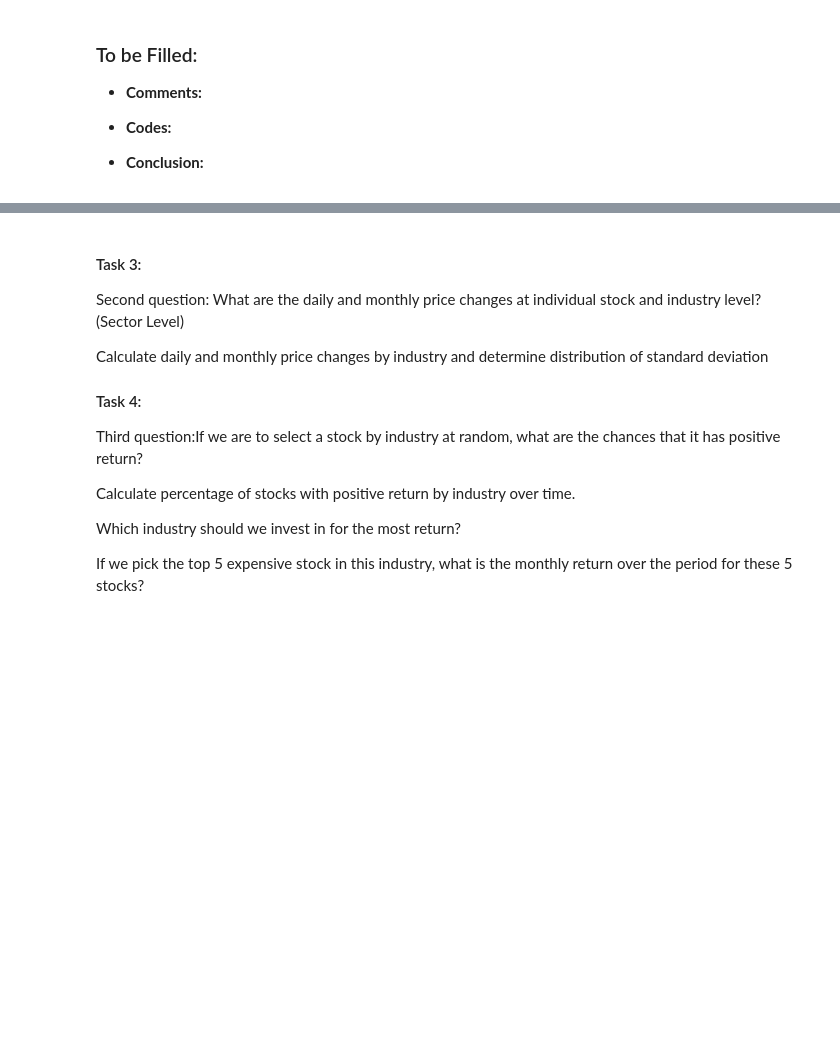
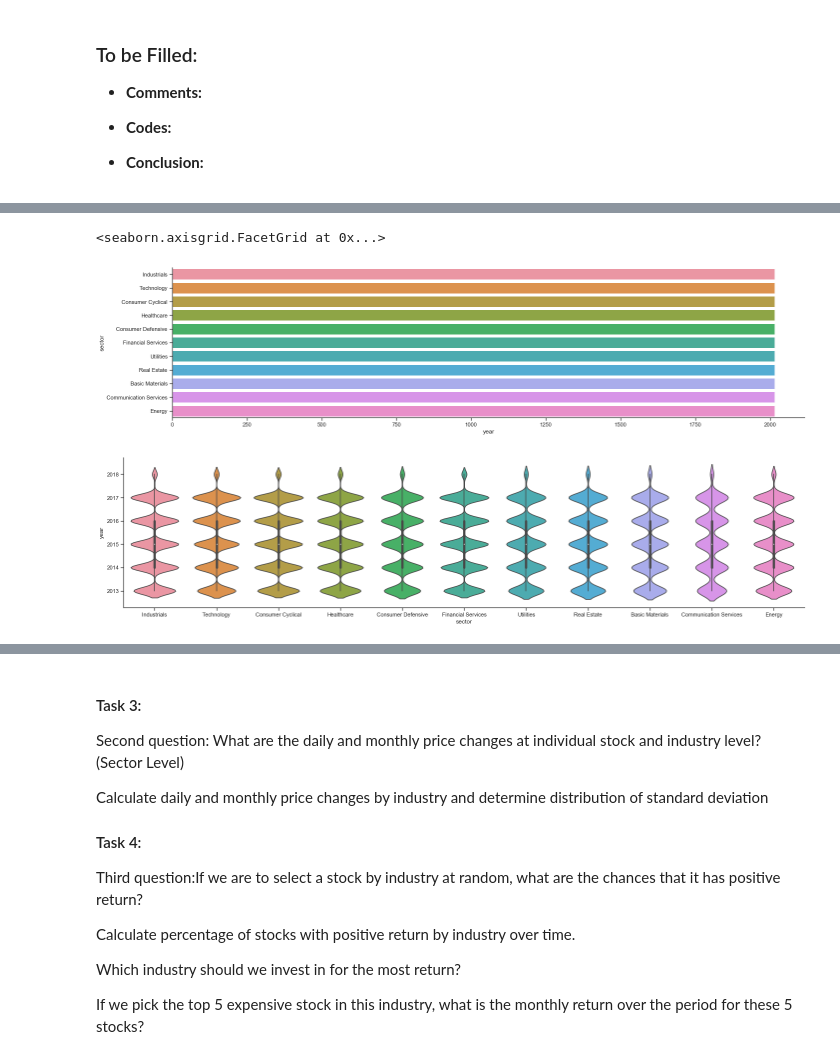
Before and after one commit to ProjectTeam4/ProjectTeam4.github.io, a Jupyter notebook: S&P 500 Stock Analysis_Is Technology the Right Investment for the Future.ipynb, the cells around one changed output, grey strips where cells are left out. Cells and saved outputs as stored; diff of their text form; code cells hidden in the pictures; blank space fills up the shorter version.

```diff
--- a/S&P 500 Stock Analysis_Is Technology the Right Investment for the Future.ipynb
+++ b/S&P 500 Stock Analysis_Is Technology the Right Investment for the Future.ipynb
@@ -147,0 +174,5 @@ fullDataset_grouped = fullDataset.groupby('industry')
+# %%
+# Change date data type to datetime
+cleanDataset['date'] = pd.to_datetime(cleanDataset['date'])
+
+### Can't change it to numerical (trying to use date in my following graphs)
@@ -147,0 +184,12 @@ fullDataset_grouped = fullDataset.groupby('industry')
+# %%
+# Import numpy and date in order to create a new column showing only month and year
+import numpy as np
+import datetime
+
+# Break down date column into three columns:month, year and month-year for easier data analysis
+cleanDataset['month_year'] = pd.to_datetime(cleanDataset['date']).dt.to_period('M')
+cleanDataset['year'] = pd.DatetimeIndex(cleanDataset['date']).year
+cleanDataset['month'] = pd.DatetimeIndex(cleanDataset['date']).month
+cleanDataset
+
+### I'm currently doing this as I'm not able to use "date" field
@@ -147,0 +210,20 @@ fullDataset_grouped = fullDataset.groupby('industry')
+# %%
+# Seaborn graphs will be used since it's easier to combine numerical data (date) and categorical data (sector)
+import seaborn as sns
+import matplotlib.pyplot as plt
+sns.set(style="ticks", color_codes=True)
+# %%
+# Create graphs showing composition of stock throughout the years
+sns.catplot(x="year", y="sector",
+            kind="bar", data=cleanDataset, height=5, aspect=4)
+
+### X axis values do not represent proper year values
+
+sns.catplot(x="sector", y="year",
+            kind="violin", data=cleanDataset, height=5, aspect=4)
+
+### Sector values are not matching with the year values
+# %% [output]
+<seaborn.axisgrid.FacetGrid at 0x...>
+[figure, added]
+[figure, added]
```
Also changed, not shown: parts of 11 cells of this notebook.
